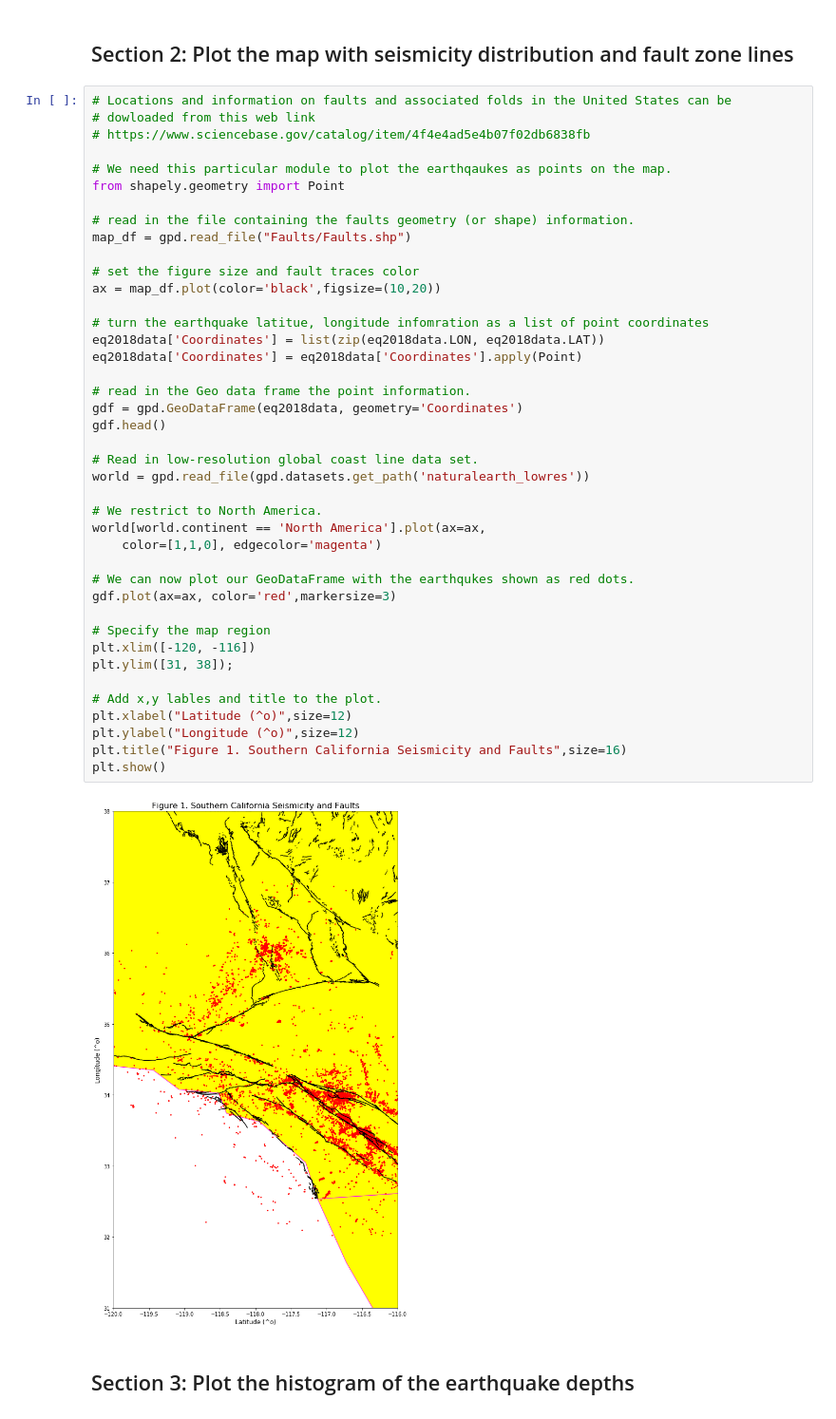
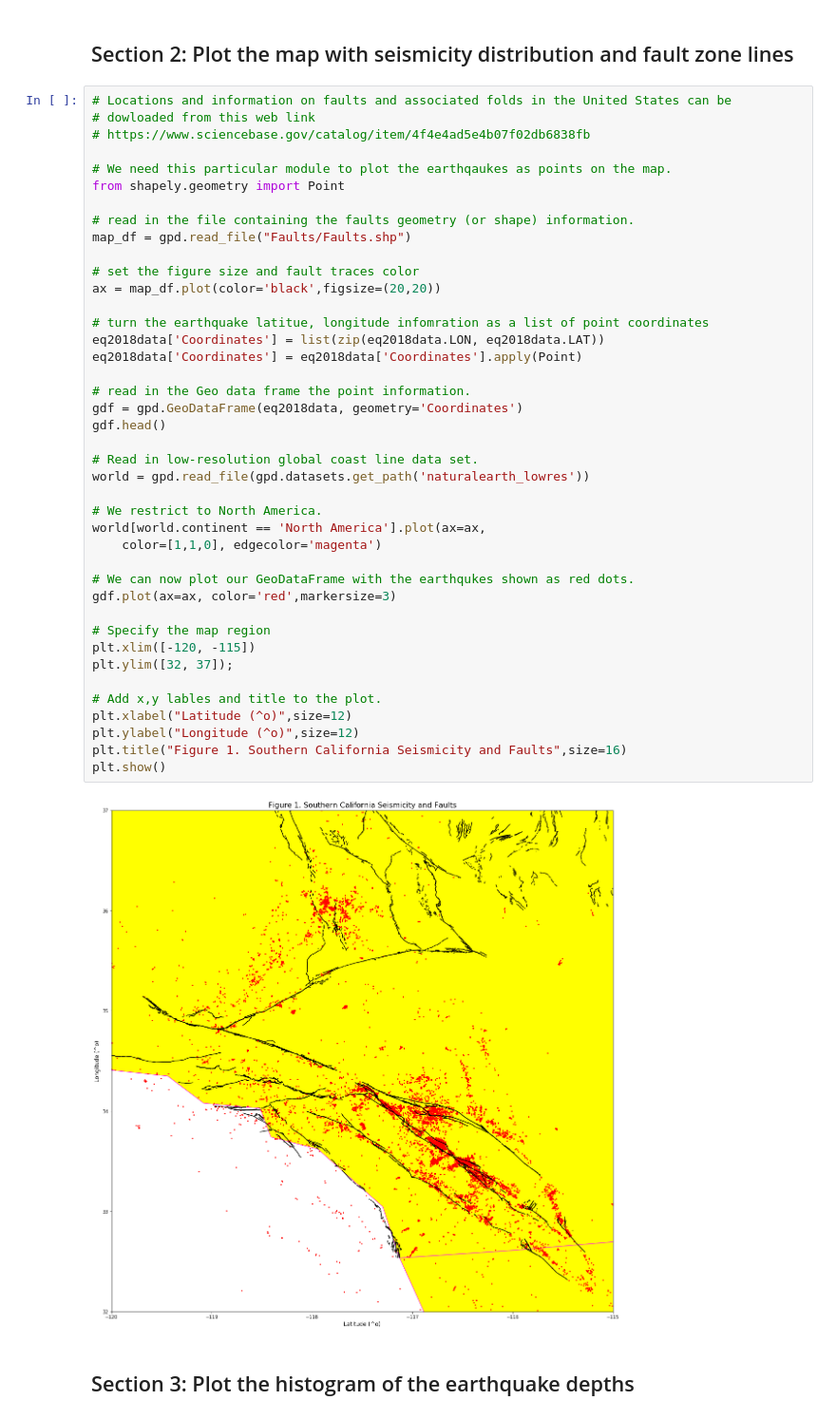
Before and after one commit to msu-seismo/tutorial-python-data-analysis-viz, a Jupyter notebook: python_data_viz_analysis.ipynb, the cells around one changed output. Shown at 95% size. Drawn from its saved outputs; the diff is of its cells as text.

```diff
--- a/python_data_viz_analysis.ipynb
+++ b/python_data_viz_analysis.ipynb
@@ -80,37 +80,37 @@ from shapely.geometry import Point
 map_df = gpd.read_file("Faults/Faults.shp")
 
 # set the figure size and fault traces color
-ax = map_df.plot(color='black',figsize=(10,20))
+ax = map_df.plot(color='black',figsize=(20,20))
 
 # turn the earthquake latitue, longitude infomration as a list of point coordinates
 eq2018data['Coordinates'] = list(zip(eq2018data.LON, eq2018data.LAT))
 eq2018data['Coordinates'] = eq2018data['Coordinates'].apply(Point)
 
 # read in the Geo data frame the point information.
 gdf = gpd.GeoDataFrame(eq2018data, geometry='Coordinates')
 gdf.head()
 
 # Read in low-resolution global coast line data set.
 world = gpd.read_file(gpd.datasets.get_path('naturalearth_lowres'))
 
 # We restrict to North America.
 world[world.continent == 'North America'].plot(ax=ax,
     color=[1,1,0], edgecolor='magenta')
 
 # We can now plot our GeoDataFrame with the earthqukes shown as red dots.
 gdf.plot(ax=ax, color='red',markersize=3)
 
 # Specify the map region
-plt.xlim([-120, -116])
-plt.ylim([31, 38]);
+plt.xlim([-120, -115])
+plt.ylim([32, 37]);
 
 # Add x,y lables and title to the plot.
 plt.xlabel("Latitude (^o)",size=12)
 plt.ylabel("Longitude (^o)",size=12)
 plt.title("Figure 1. Southern California Seismicity and Faults",size=16)
 plt.show()
 # %% [output]
-[figure, old version]
+[figure, new version]
 # %% [markdown]
 ## Section 3: Plot the histogram of the earthquake depths
 # %%
```
Also changed, not shown: parts of 1 cell of this notebook, 1 other file.
